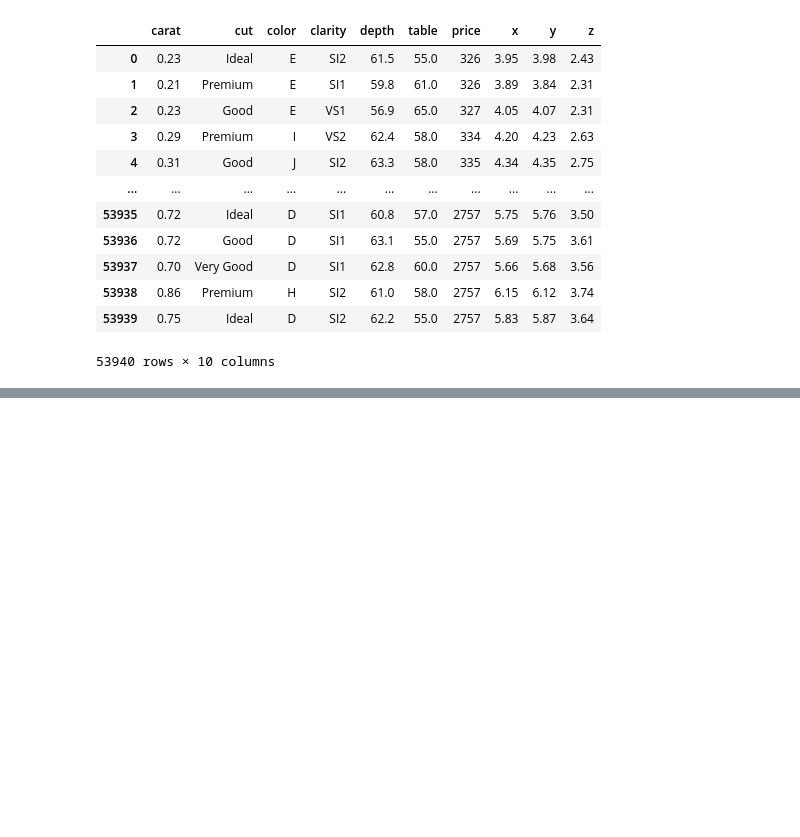
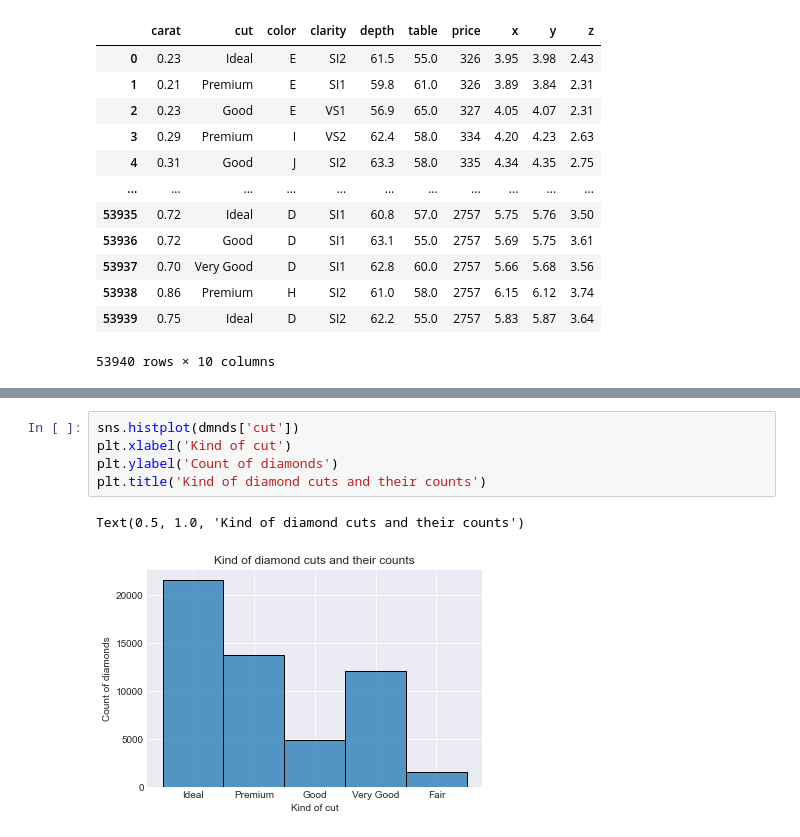
Before and after one commit to Aabusabaeen/diamonds_data, a Jupyter notebook: diamonds_script.ipynb, the cells around one changed output, grey strips where cells are left out. Saved outputs shown, nothing was run; the diff lists cells and outputs as text; blank space fills up the shorter version.

```diff
--- a/diamonds_script.ipynb
+++ b/diamonds_script.ipynb
@@ -127,0 +197,8 @@ dmnds.groupby(['cut',"color"]).price.agg(['mean'])
+# %%
+sns.histplot(dmnds['cut'])
+plt.xlabel('Kind of cut')
+plt.ylabel('Count of diamonds')
+plt.title('Kind of diamond cuts and their counts')
+# %% [output]
+Text(0.5, 1.0, 'Kind of diamond cuts and their counts')
+[figure, added]
```
Also changed, not shown: parts of 41 cells of this notebook, 1 other file.
